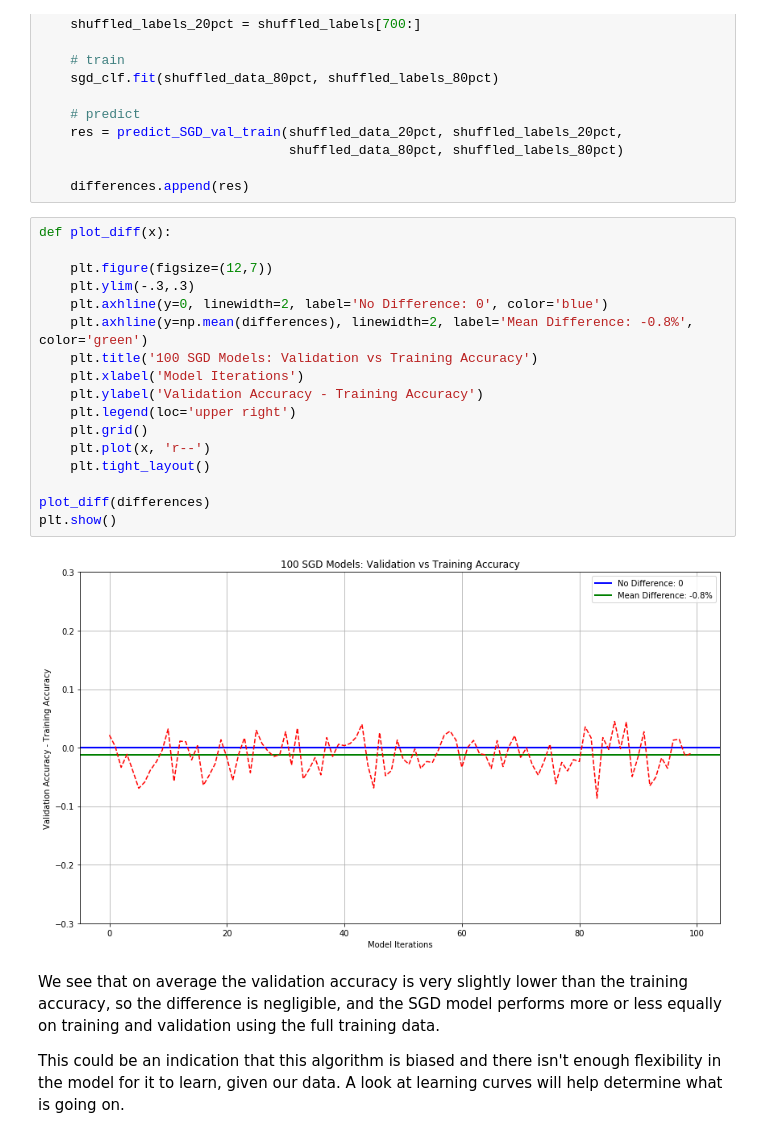
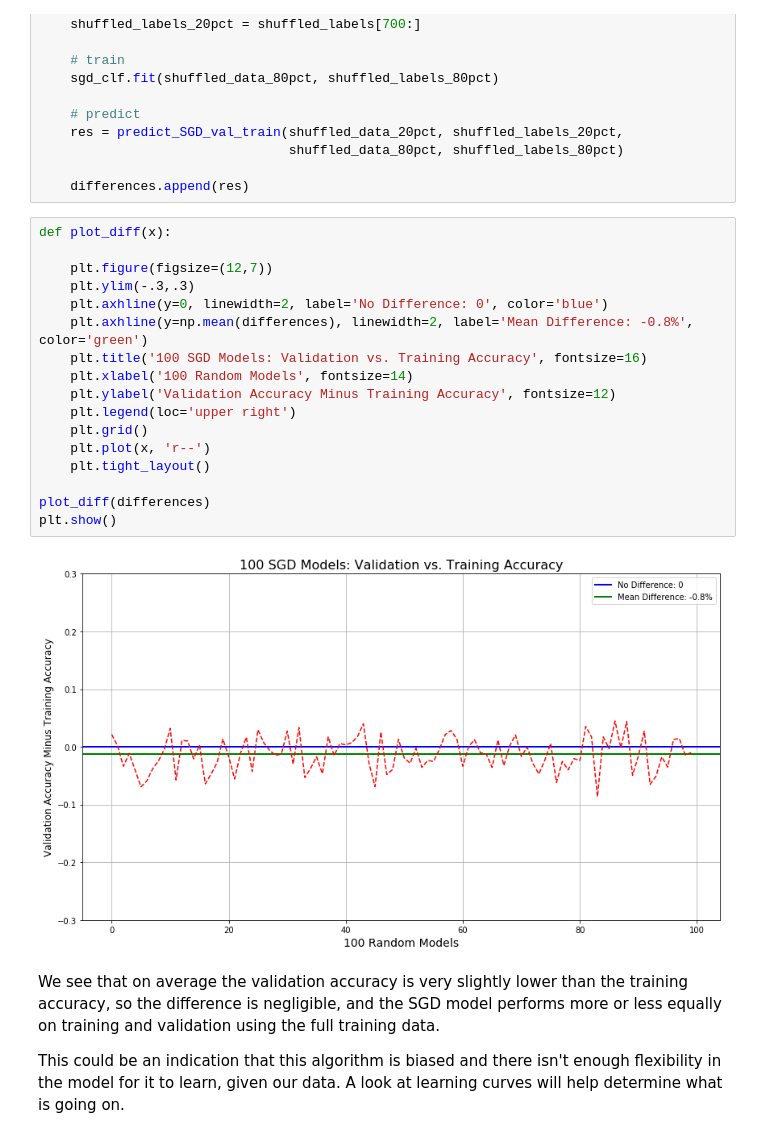
Before and after one commit to BigBangData/TitanicSurvival, a Jupyter notebook: TitanicSurvival_Exploration_v3.ipynb, the cells around one changed output. Drawn from its saved outputs; the diff is of its cells as text.

Commit message:
Fix plot titles, labels

```diff
--- a/TitanicSurvival_Exploration_v3.ipynb
+++ b/TitanicSurvival_Exploration_v3.ipynb
@@ -383,22 +383,22 @@ for i in range(0,100):
 # %%
 def plot_diff(x):
 
     plt.figure(figsize=(12,7))
     plt.ylim(-.3,.3)
     plt.axhline(y=0, linewidth=2, label='No Difference: 0', color='blue')
     plt.axhline(y=np.mean(differences), linewidth=2, label='Mean Difference: -0.8%', color='green')
-    plt.title('100 SGD Models: Validation vs Training Accuracy')
-    plt.xlabel('Model Iterations')
-    plt.ylabel('Validation Accuracy - Training Accuracy')
+    plt.title('100 SGD Models: Validation vs. Training Accuracy', fontsize=16)
+    plt.xlabel('100 Random Models', fontsize=14)
+    plt.ylabel('Validation Accuracy Minus Training Accuracy', fontsize=12)
     plt.legend(loc='upper right')
     plt.grid()
     plt.plot(x, 'r--')
     plt.tight_layout()
 
 plot_diff(differences)
 plt.show()
 # %% [output]
-[figure, old version]
+[figure, new version]
 # %% [markdown]
 We see that on average the validation accuracy is very slightly lower than the training accuracy, so the difference is negligible, and the SGD model performs more or less equally on training and validation using the full training data.
 
```
Also changed, not shown: parts of 5 cells of this notebook.
